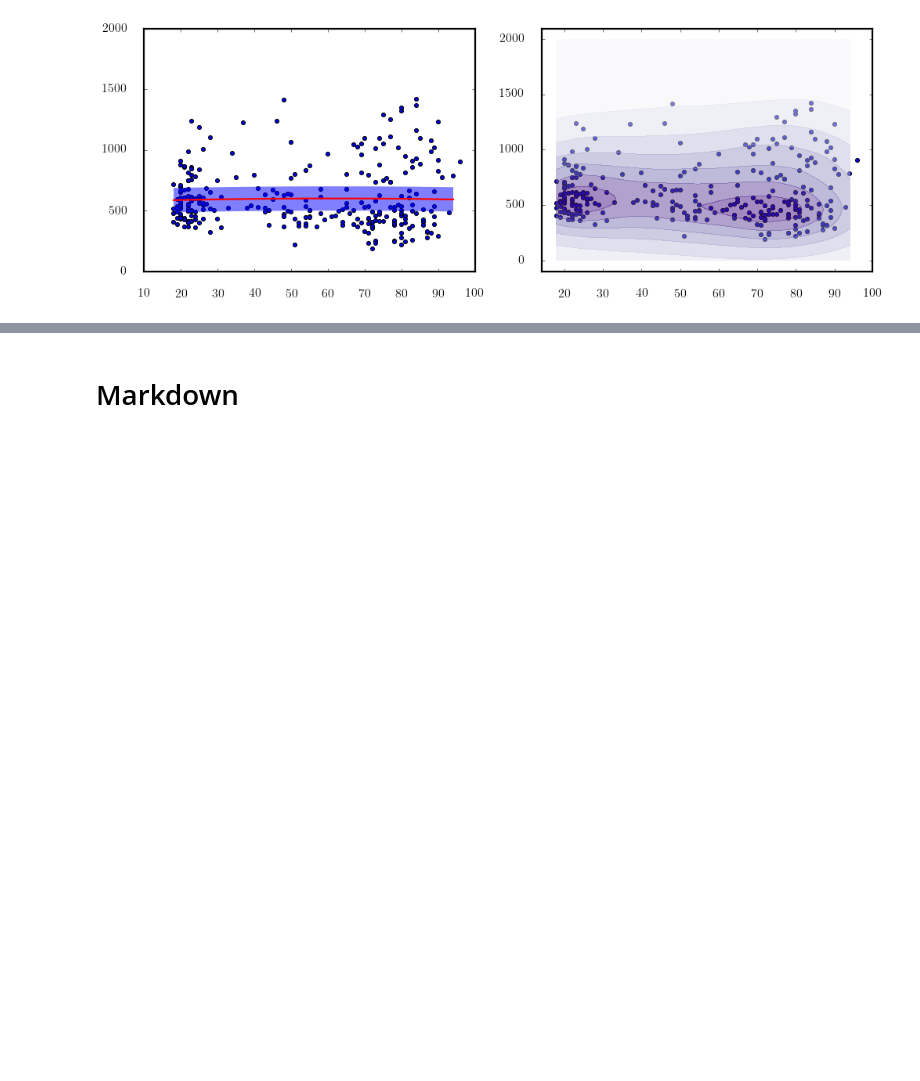
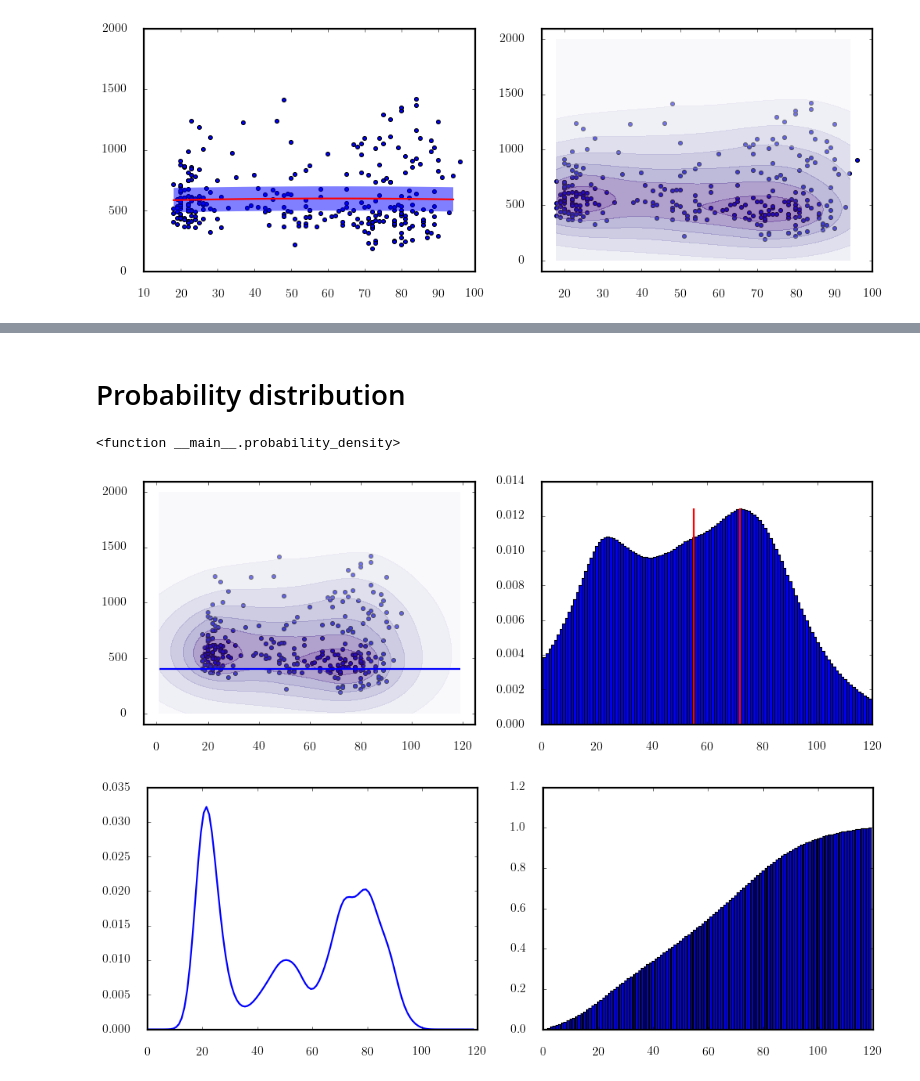
Before and after one commit to enucatl-phd/machine-learning-aging-brains, a Jupyter notebook: local_postprocessing/show_dataset.ipynb, the cells around one changed output, grey strips where cells are left out. Saved outputs shown, nothing was run; the diff lists cells and outputs as text; code cells hidden in the pictures; blank space fills up the shorter version.

Commit message:
add averaging modes and probability distribution in the notebook

```diff
--- a/local_postprocessing/show_dataset.ipynb
+++ b/local_postprocessing/show_dataset.ipynb
@@ -184,5 +184,66 @@ get_voxel(98, 121, 88);
 [figure]
 [figure]
 [figure]
-# %% [markdown]
-# Markdown
+# %% [markdown]
+# Probability distribution
+# %%
+def probability_density(x, y, z, value):
+    age_id = np.genfromtxt("../data/targets.csv")
+    voxels = np.zeros(shape=len(file_names), dtype=np.int16)
+    ages = np.zeros(shape=len(file_names), dtype=np.int16)
+    for j, file_name in enumerate(file_names):
+        index = int(os.path.splitext(os.path.basename(file_name))[0].split("_")[1]) - 1
+        voxel = nb.load(file_name).dataobj[x, y, z]
+        voxels[j] = voxel
+        ages[j] = age_id[index]
+
+    scaling_factor = 15
+    bidimensional = np.array(zip(ages, voxels / scaling_factor))
+    bandwidth = 15
+    kde = skn.KernelDensity(kernel="exponential", bandwidth=bandwidth)
+    kde.fit(bidimensional)
+    x = np.arange(1, 120)
+    y = np.arange(0, 2000 / scaling_factor)
+    xx, yy = np.meshgrid(x, y)
+    xy = np.dstack((xx, yy)).reshape(-1, 2)
+    z = np.exp(kde.score_samples(xy))
+
+    value = value / scaling_factor
+    xy = np.vstack((x, np.tile(value, x.shape[0]))).T
+    histogram = np.exp(kde.score_samples(xy))
+    ages_kde = skn.KernelDensity(kernel="gaussian", bandwidth=3)
+    ages_kde.fit(ages.reshape(-1, 1))
+    prior = np.exp(ages_kde.score_samples(x.reshape(-1, 1)))
+    prior /= np.sum(prior)
+    histogram /= np.sum(histogram)
+
+    plt.figure(figsize=(15, 5))
+    plt.subplot(1, 2, 1)
+    plt.scatter(ages, voxels)
+    plt.contourf(xx, yy * scaling_factor, z.reshape(xx.shape), cmap="Purples", alpha=0.5)
+    plt.hlines(value * scaling_factor, x[0], x[-1], color="blue")
+    plt.subplot(1, 2, 2)
+    plt.bar(x - 0.5, histogram, width=1)
+    average_age = np.dot(x, histogram)
+    mode_age = x[np.argmax(histogram)]
+    plt.vlines((average_age, mode_age), 0, np.max(histogram), color="red")
+    plt.figure(figsize=(15, 5))
+    plt.subplot(1, 2, 1)
+    plt.plot(x - 0.5, prior)
+    cumulative = np.cumsum(histogram)
+    plt.subplot(1, 2, 2)
+    plt.bar(x - 0.5, cumulative)
+
+
+
+interact(
+    probability_density,
+    x=widgets.IntSlider(min=0, max=shape[0] - 1, step=1, value=shape[0] // 2),
+    y=widgets.IntSlider(min=0, max=shape[1] - 1, step=1, value=shape[1] // 2),
+    z=widgets.IntSlider(min=0, max=shape[2] - 1, step=1, value=shape[2] // 2),
+    value=widgets.IntSlider(min=0, max=2000, step=10, value=400),
+    )
+# %% [output]
+<function __main__.probability_density>
+[figure, added]
+[figure, added]
```
Also changed, not shown: parts of 2 cells of this notebook, 2 other files.
